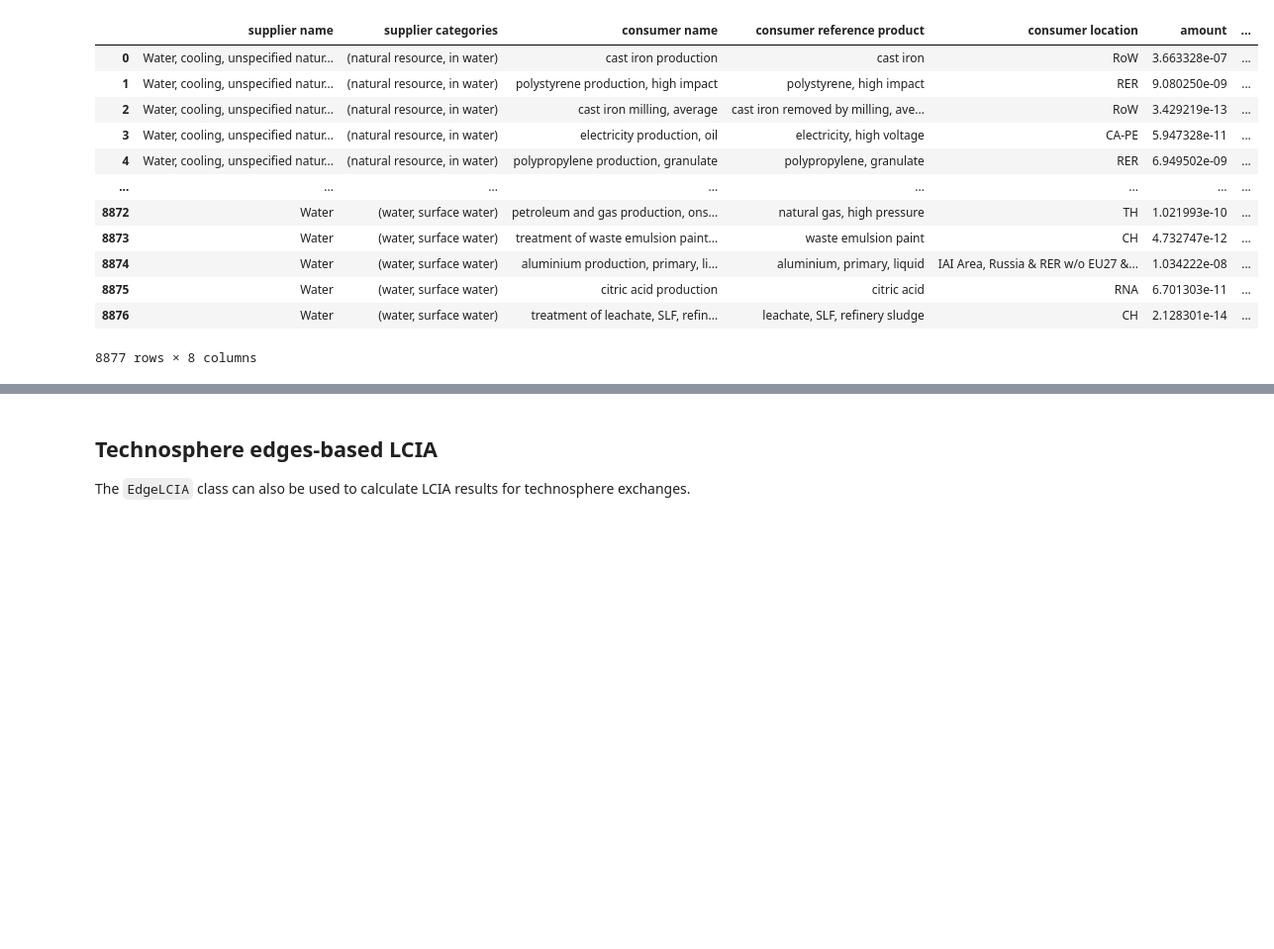
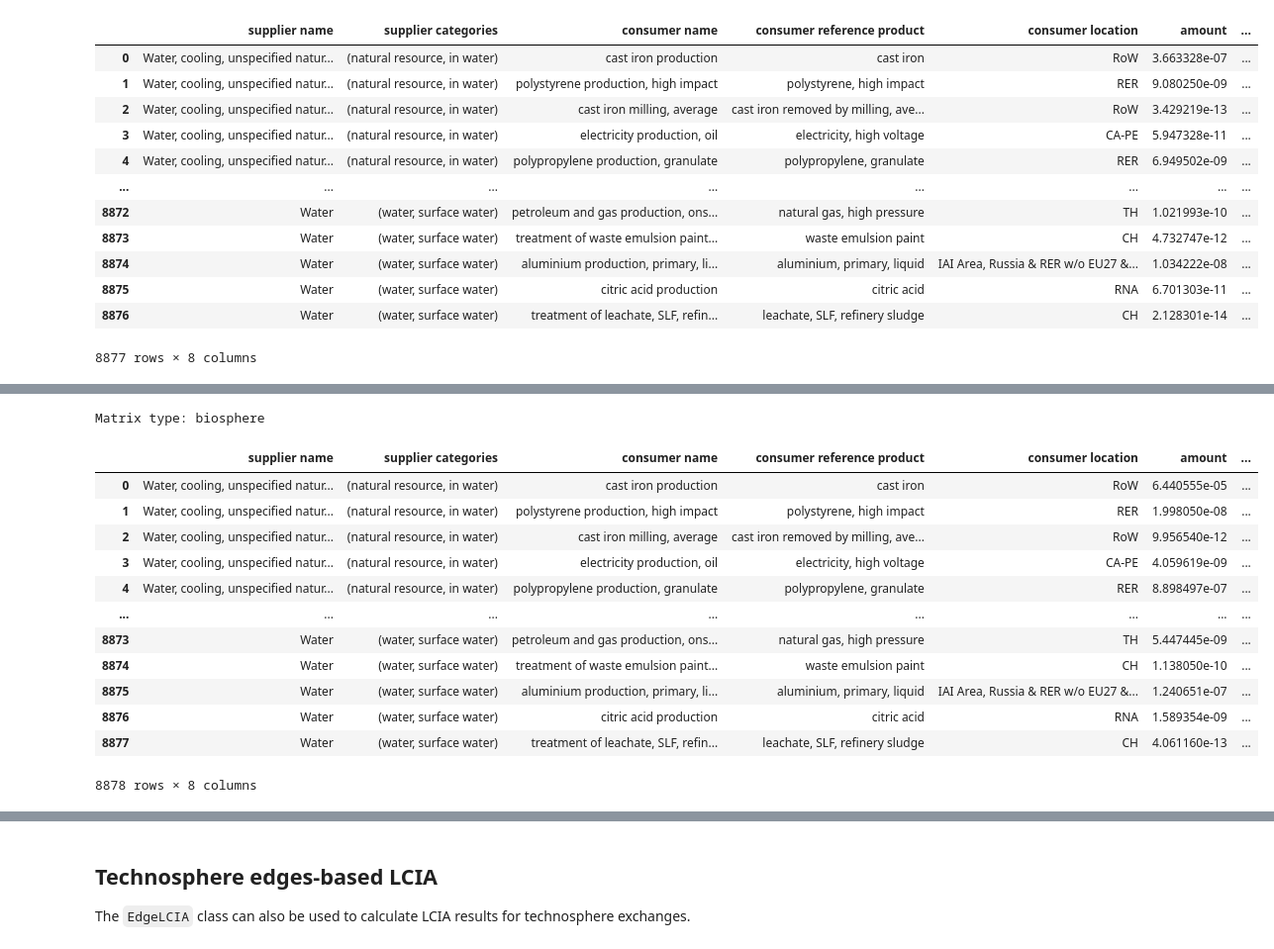
Before and after one commit to philoubet/edges, a Jupyter notebook: examples/examples.ipynb, the cells around one changed output, grey strips where cells are left out. Shown: that part at 99% size. Cells and saved outputs as stored; diff of their text form; code cells hidden in the pictures; blank space fills up the shorter version.

```diff
--- a/examples/examples.ipynb
+++ b/examples/examples.ipynb
@@ -225,0 +331,20 @@ plt.show()
+# %%
+df_cf = LCA.generate_cf_table()
+# %% [output]
+Matrix type: biosphere
+# %%
+df_cf
+# %% [output]
+|  | supplier name | supplier categories | consumer name | consumer reference product | consumer location | amount | ... |
+| 0 | Water, cooling, unspecified natur... | (natural resource, in water) | cast iron production | cast iron | RoW | 6.440555e-05 | ... |
+| 1 | Water, cooling, unspecified natur... | (natural resource, in water) | polystyrene production, high impact | polystyrene, high impact | RER | 1.998050e-08 | ... |
+| 2 | Water, cooling, unspecified natur... | (natural resource, in water) | cast iron milling, average | cast iron removed by milling, ave... | RoW | 9.956540e-12 | ... |
+| 3 | Water, cooling, unspecified natur... | (natural resource, in water) | electricity production, oil | electricity, high voltage | CA-PE | 4.059619e-09 | ... |
+| 4 | Water, cooling, unspecified natur... | (natural resource, in water) | polypropylene production, granulate | polypropylene, granulate | RER | 8.898497e-07 | ... |
+| ... | ... | ... | ... | ... | ... | ... | ... |
+| 8873 | Water | (water, surface water) | petroleum and gas production, ons... | natural gas, high pressure | TH | 5.447445e-09 | ... |
+| 8874 | Water | (water, surface water) | treatment of waste emulsion paint... | waste emulsion paint | CH | 1.138050e-10 | ... |
+| 8875 | Water | (water, surface water) | aluminium production, primary, li... | aluminium, primary, liquid | IAI Area, Russia & RER w/o EU27 &... | 1.240651e-07 | ... |
+| 8876 | Water | (water, surface water) | citric acid production | citric acid | RNA | 1.589354e-09 | ... |
+| 8877 | Water | (water, surface water) | treatment of leachate, SLF, refin... | leachate, SLF, refinery sludge | CH | 4.061160e-13 | ... |
+8878 rows × 8 columns
```
Also changed, not shown: parts of 17 cells of this notebook, 1 other file.
